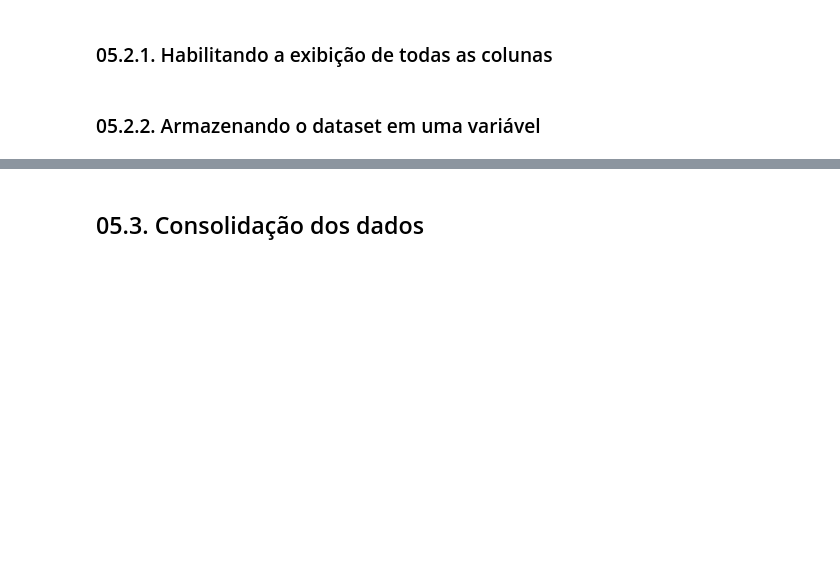
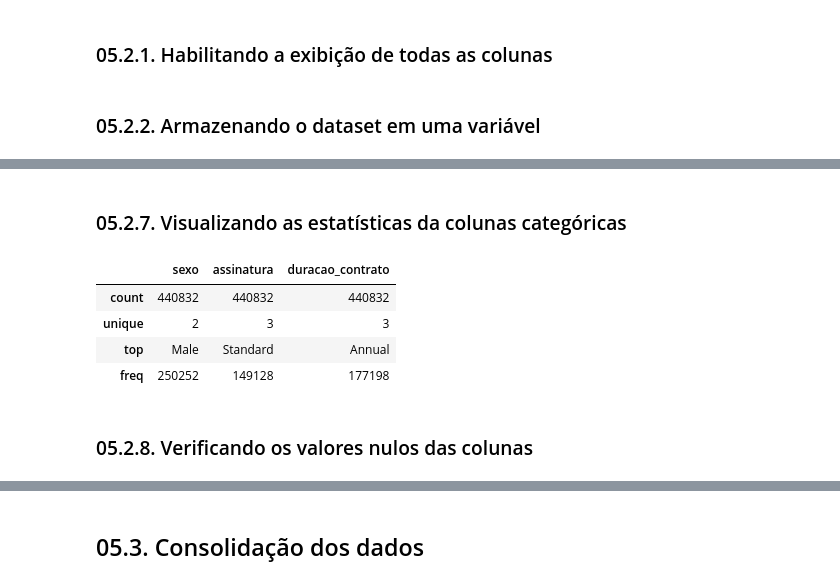
Before and after one commit to matheusresende7/ds_projeto_final_1_eda_telecom, a Jupyter notebook: notebooks/05_pd_analytics.ipynb, the cells around one changed output, grey strips where cells are left out. Saved outputs shown, nothing was run; the diff lists cells and outputs as text; code cells hidden in the pictures; blank space fills up the shorter version.

```diff
--- a/notebooks/05_pd_analytics.ipynb
+++ b/notebooks/05_pd_analytics.ipynb
@@ -42,0 +86,12 @@ df.head(5)
+# %% [markdown]
+### 05.2.7. Visualizando as estatísticas da colunas categóricas
+# %%
+df.describe(exclude = 'number')
+# %% [output]
+|  | sexo | assinatura | duracao_contrato |
+| count | 440832 | 440832 | 440832 |
+| unique | 2 | 3 | 3 |
+| top | Male | Standard | Annual |
+| freq | 250252 | 149128 | 177198 |
+# %% [markdown]
+### 05.2.8. Verificando os valores nulos das colunas
```
Also changed, not shown: parts of 18 cells of this notebook, 32 other files.
